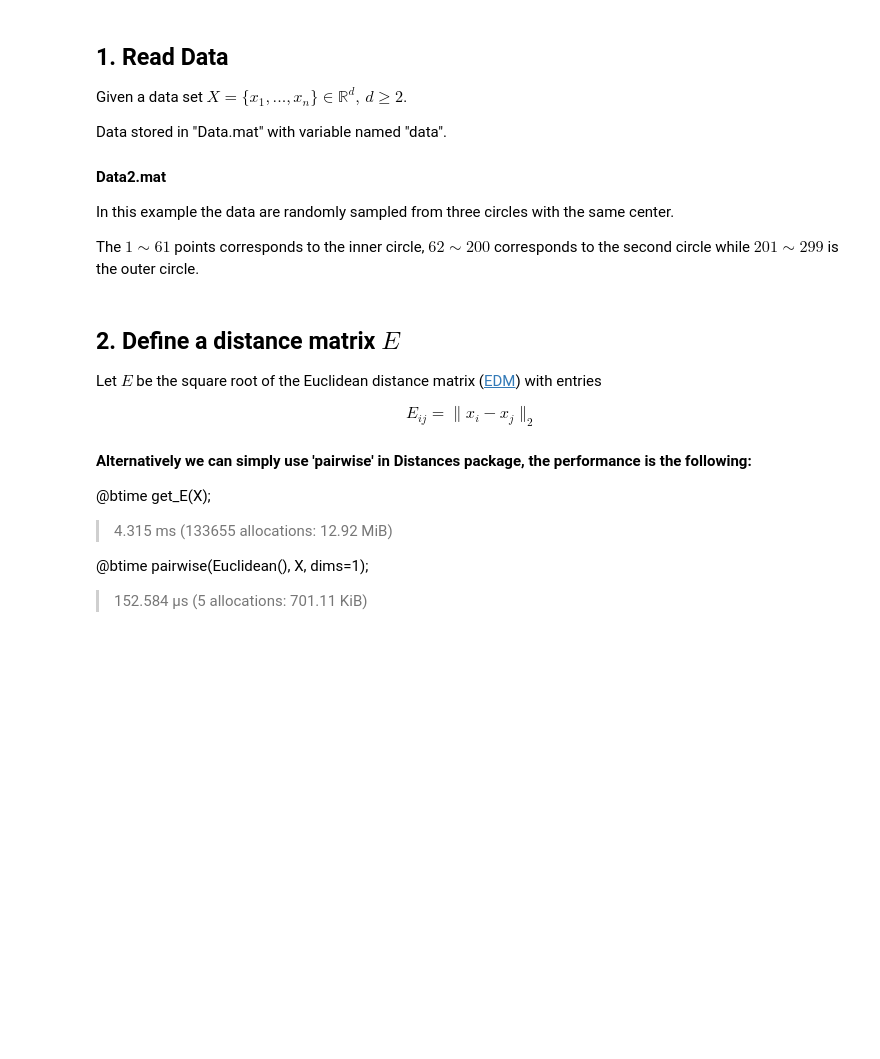
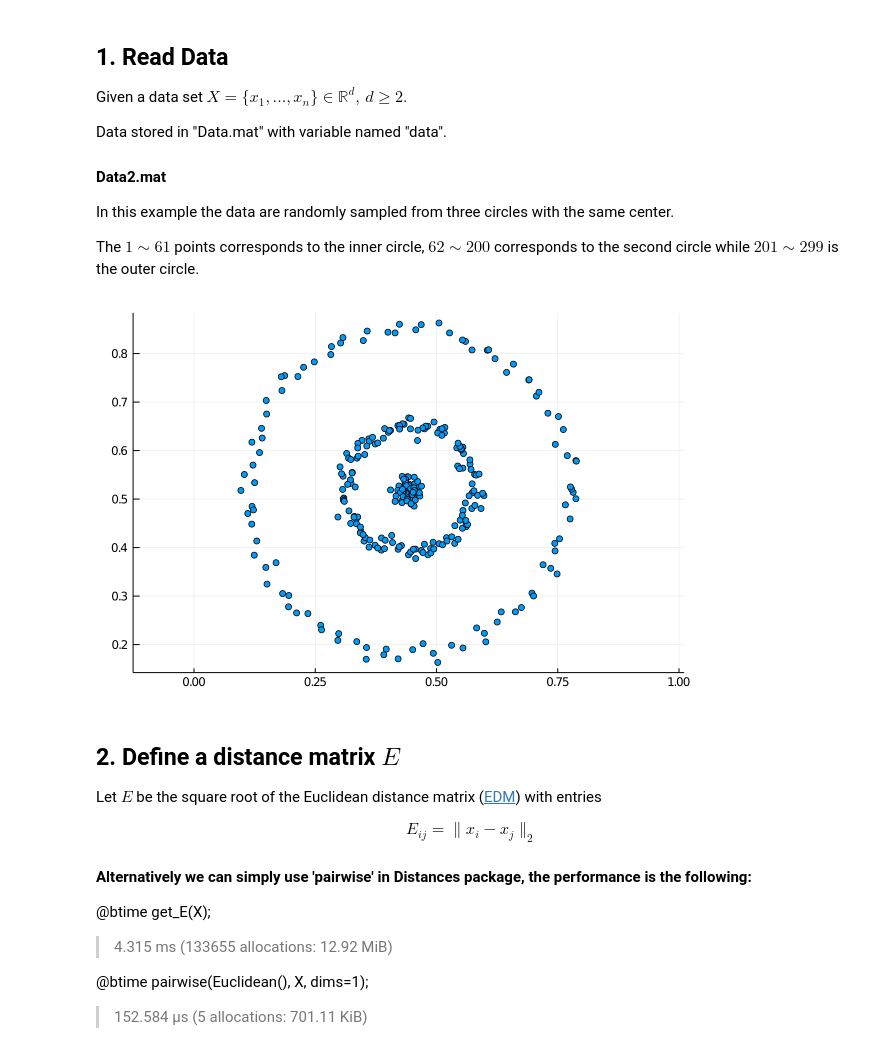
Before and after one commit to teshenglin/diffusion_maps, a Jupyter notebook: julia/Diffusion_maps_single_sigma.ipynb, the cells around one changed output. Saved outputs shown, nothing was run; the diff lists cells and outputs as text; code cells hidden in the pictures; blank space fills up the shorter version.

```diff
--- a/julia/Diffusion_maps_single_sigma.ipynb
+++ b/julia/Diffusion_maps_single_sigma.ipynb
@@ -28,9 +29,11 @@ The $1\sim 61$ points corresponds to the inner circle, $62\sim 200$ corresponds
 # %%
 file = matread("Data2.mat");
 X = file["data"];
 
 # Visualize the first two dimension of the data
-scatter(X[:,1], X[:,2], aspect_ratio=:equal, leg=false)
+scatter(X[:,1], X[:,2], aspect_ratio=:equal, leg=false, fmt=:png)
+# %% [output]
+[figure, added]
 # %% [markdown]
 ## 2. Define a distance matrix $E$
 
```
Also changed, not shown: parts of 1 cell of this notebook, 1 other file.
